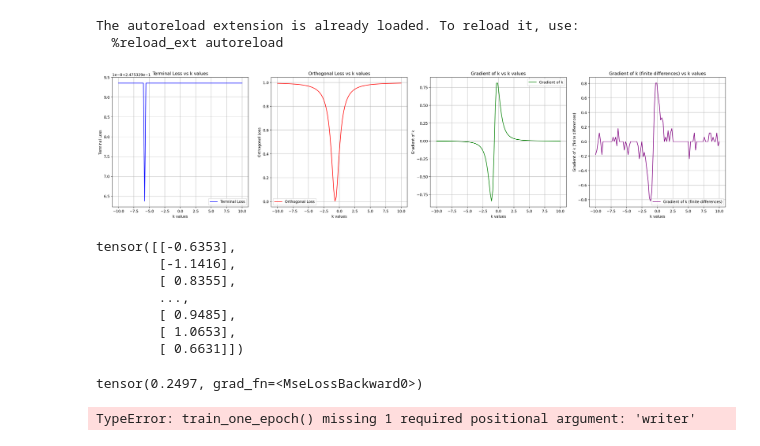
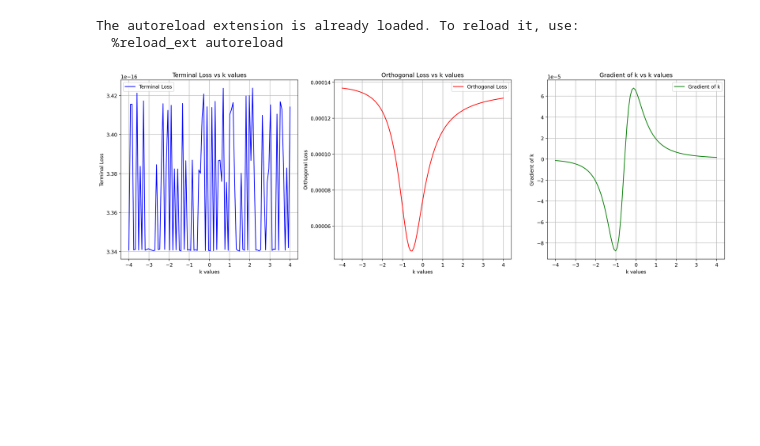
Before and after one commit to Shiqi-Wu/adaptive-combination, a Jupyter notebook: toy-model2/diffusion_model.ipynb, the cells around one changed output. Drawn from its saved outputs; the diff is of its cells as text; code cells hidden in the pictures; blank space fills up the shorter version.

Commit message:
diffusion model

```diff
--- a/toy-model2/diffusion_model.ipynb
+++ b/toy-model2/diffusion_model.ipynb
@@ -52,11 +52,8 @@ for batch in data_loader:
 lambda_1, lambda_2 = 0, 1
 def loss_function(y, g, h):
     N = h.shape[0]
-    h_orthogonal = h_orthogonal = h / (torch.sqrt(torch.dot(h.squeeze(), h.squeeze())) + 1e-4)
-    gh = torch.cat([g, h], dim=1)
-    q, _ = torch.linalg.qr(gh)
-    loss_1 = terminal_loss(q, y)
-    loss_2 = orthogonal_loss(g, h_orthogonal)
+    loss_1 = terminal_loss_ver2(g, h, y)
+    loss_2 = orthogonal_loss_ver2(g, h)
     return lambda_1 * loss_1 + lambda_2 * loss_2, loss_1, loss_2
 
 def train_one_epoch(model, optimizer, scheduler, train_loader, loss_fn, epoch, writer):
@@ -67,13 +64,13 @@ def train_one_epoch(model, optimizer, scheduler, train_loader, loss_fn, epoch, w
     for batch_idx, batch in enumerate(train_loader):
         optimizer.zero_grad()  # Clear gradients
 
-        _, y, lace_1, lace_2 = batch
+        x, y, lace_1, lace_2 = batch
 
         # Compute g and h using your model. This is model-specific and might look different.
         g, h = model(lace_1, lace_2)
 
         # Compute the custom loss
-        loss = loss_fn(y, g, h)[0]
+        loss = loss_fn(y - x, g, h)[0]
 
         # Backward pass and optimize
         loss.backward()
@@ -94,6 +91,9 @@ def train_one_epoch(model, optimizer, scheduler, train_loader, loss_fn, epoch, w
     print(f"Training Epoch: {epoch + 1}, Average Loss: {avg_loss:.4e}")
     writer.add_scalar('Training Loss', avg_loss, epoch)
     return avg_loss
+# %%
+g = lace_1
+h = lace_2
 # %%
 # g, h = model(lace_1, lace_2)
 # x = x.reshape(-1, 1)
@@ -130,7 +130,7 @@ def train_one_epoch(model, optimizer, scheduler, train_loader, loss_fn, epoch, w
 # print(e_2 - e_1)
 # %%
 # Define the range of k values to explore
-k_values = np.linspace(-10, 10, 100)
+k_values = np.linspace(-4, 4, 100)
 terminal_losses = []
 orthogonal_losses = []
 k_grads = []
@@ -143,7 +143,7 @@ for k in k_values:
     model = SimpleModel(k)
     g, h = model(lace_1, lace_2)
 
-    loss, loss_1, loss_2 = loss_function(y, g, h)
+    loss, loss_1, loss_2 = loss_function(y - x, g, h)
     terminal_losses.append(loss_1.item())
     orthogonal_losses.append(loss_2.item())
     model.zero_grad()
@@ -168,53 +168,33 @@ for k in k_values:
 
 
 # Plotting the results in two subfigures
-fig, (ax1, ax2, ax3, ax4) = plt.subplots(1, 4, figsize=(24, 6))
+fig, (ax1, ax2, ax3) = plt.subplots(1, 3, figsize=(18, 6))
 
 # Terminal Loss
 ax1.plot(k_values, terminal_losses, label='Terminal Loss', color='blue')
 ax1.set_xlabel('k values')
 ax1.set_ylabel('Terminal Loss')
 ax1.set_title('Terminal Loss vs k values')
 ax1.legend()
 ax1.grid(True)
 
 # Orthogonal Loss
 ax2.plot(k_values, orthogonal_losses, label='Orthogonal Loss', color='red')
 ax2.set_xlabel('k values')
 ax2.set_ylabel('Orthogonal Loss')
 ax2.set_title('Orthogonal Loss vs k values')
 ax2.legend()
 ax2.grid(True)
 
 ax3.plot(k_values, k_grads, label='Gradient of k', color='green')
 ax3.set_xlabel('k values')
 ax3.set_ylabel('Gradient of k')
 ax3.set_title('Gradient of k vs k values')
 ax3.legend()
 ax3.grid(True)
 
-ax4.plot(k_values, k_grads_forward, label='Gradient of k (finite differences)', color='purple')
-ax4.set_xlabel('k values')
-ax4.set_ylabel('Gradient of k (finite differences)')
-ax4.set_title('Gradient of k (finite differences) vs k values')
-ax4.legend()
-ax4.grid(True)
 
 plt.tight_layout()
 plt.show()
 # %% [output]
-[figure, old version]
+[figure, new version]
-# %%
-print(lace_1)
-# %% [output]
-tensor([[-0.6353],
-        [-1.1416],
-        [ 0.8355],
-        ...,
-        [ 0.9485],
-        [ 1.0653],
-        [ 0.6631]])
-# %%
-print(terminal_loss(q, y))
-# %% [output]
-tensor(0.2497, grad_fn=<MseLossBackward0>)
@@ -226,9 +200,0 @@ scheduler = StepLR(optimizer, step_size=50, gamma=0.8)
-# %%
-train_loss_history = []
-para_history = []
-for epoch in range(epochs):
-    train_loss, _, _ = train_one_epoch(model, optimizer, scheduler, data_loader, loss_function, epoch)
-    train_loss_history.append(train_loss)
-    para_history.append(model.k.clone().detach().numpy())
-# %% [output]
-TypeError: train_one_epoch() missing 1 required positional argument: 'writer'
```
Also changed, not shown: parts of 5 cells of this notebook, 18 other files.
